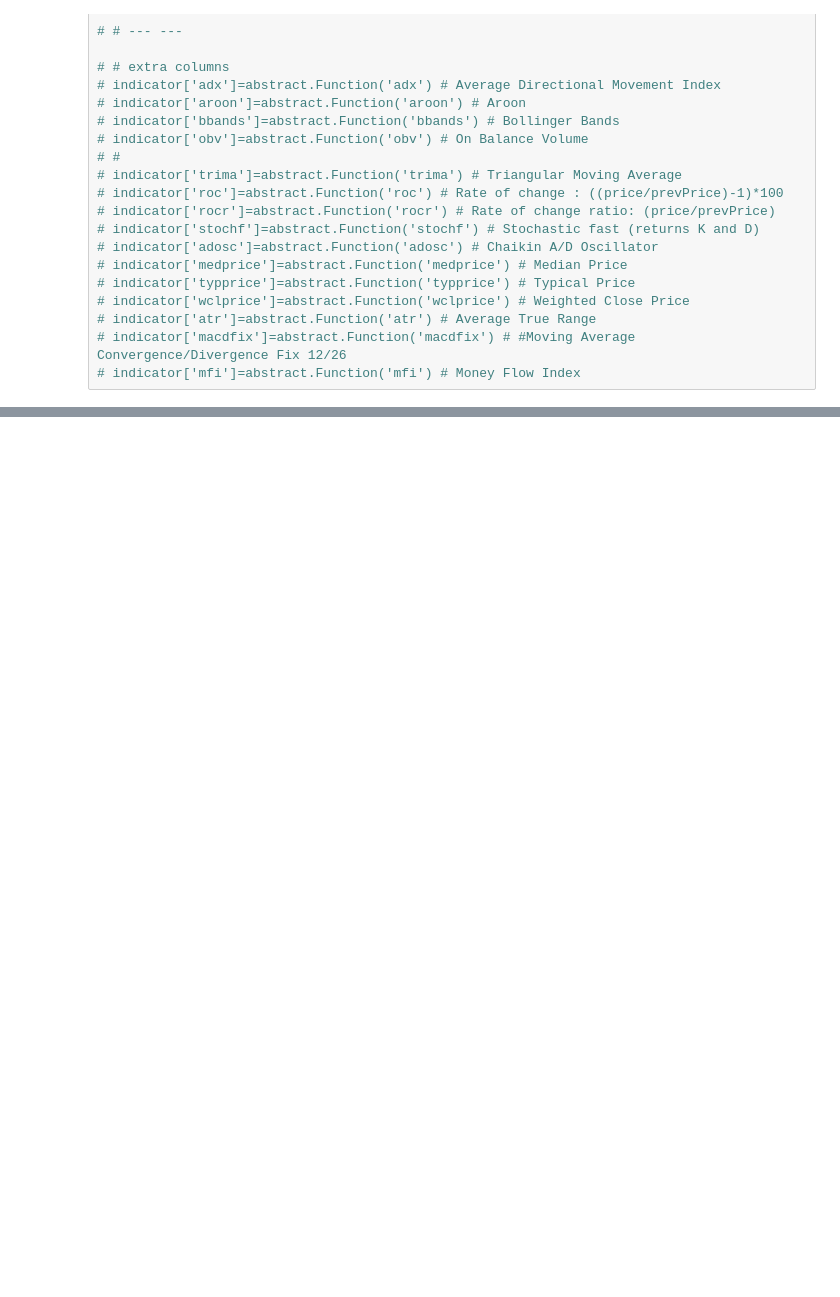
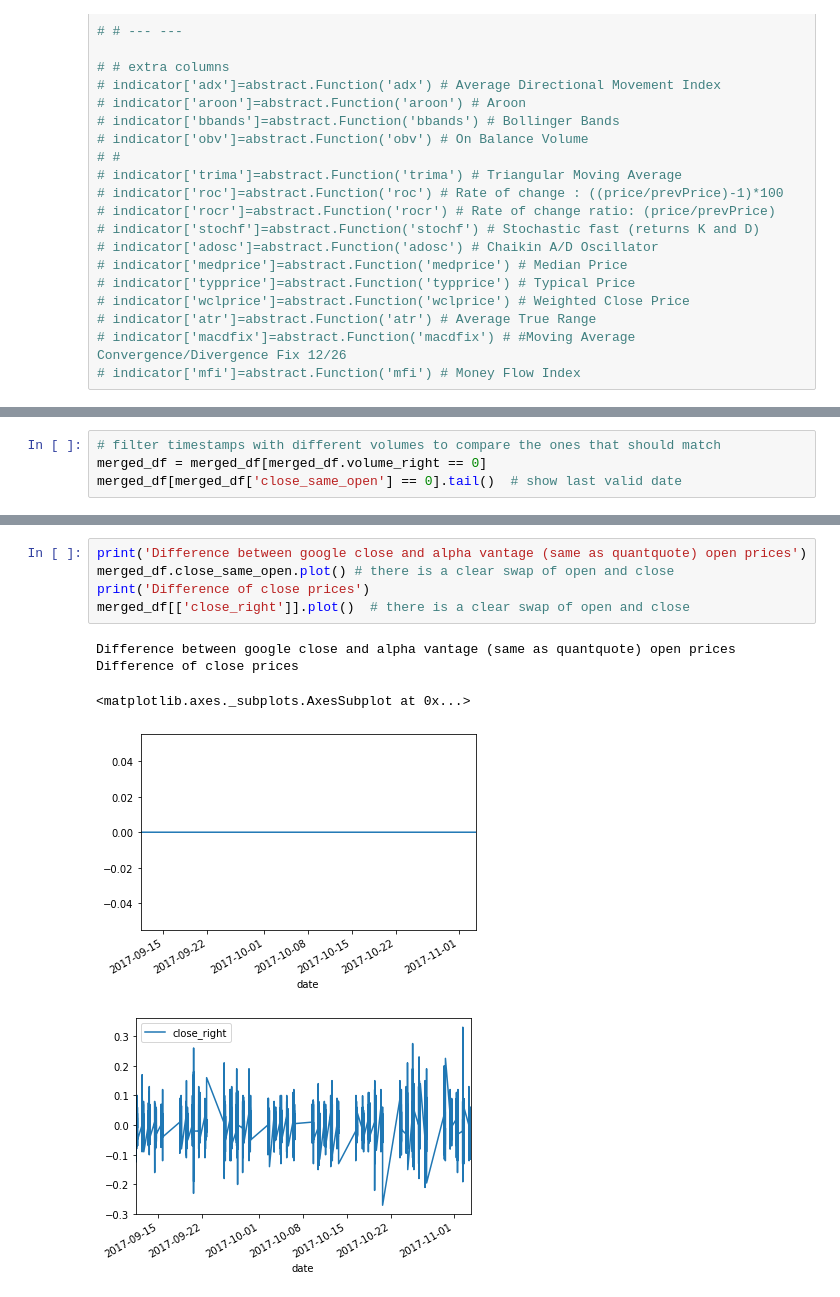
Before and after one commit to cetrulin/regime-switching-series-generator, a Jupyter notebook: notebooks/Data_preparation_experiments_NA_no_handling_gaps-ALPHA_VANTAGE.ipynb, the cells around one changed output, grey strips where cells are left out. Saved outputs shown, nothing was run; the diff lists cells and outputs as text; blank space fills up the shorter version.

```diff
--- a/notebooks/Data_preparation_experiments_NA_no_handling_gaps-ALPHA_VANTAGE.ipynb
+++ b/notebooks/Data_preparation_experiments_NA_no_handling_gaps-ALPHA_VANTAGE.ipynb
@@ -530,0 +702,4 @@ Class distribution:
+# %%
+# filter timestamps with different volumes to compare the ones that should match
+merged_df = merged_df[merged_df.volume_right == 0]
+merged_df[merged_df['close_same_open'] == 0].tail()  # show last valid date
@@ -530,0 +724,11 @@ Class distribution:
+# %%
+print('Difference between google close and alpha vantage (same as quantquote) open prices')
+merged_df.close_same_open.plot() # there is a clear swap of open and close
+print('Difference of close prices')
+merged_df[['close_right']].plot()  # there is a clear swap of open and close
+# %% [output]
+Difference between google close and alpha vantage (same as quantquote) open prices
+Difference of close prices
+<matplotlib.axes._subplots.AxesSubplot at 0x...>
+[figure, added]
+[figure, added]
```
Also changed, not shown: parts of 28 cells of this notebook, 1 other file.
